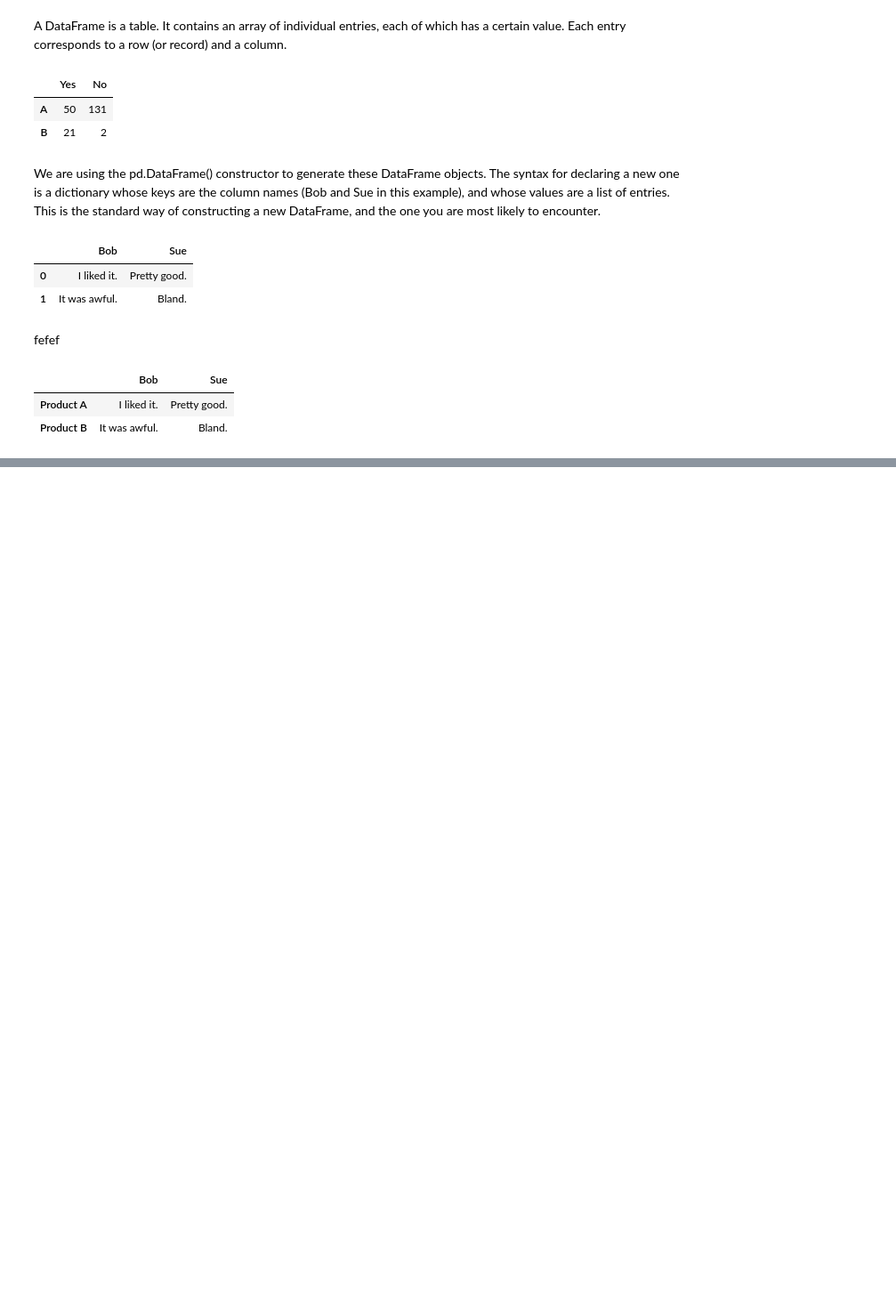
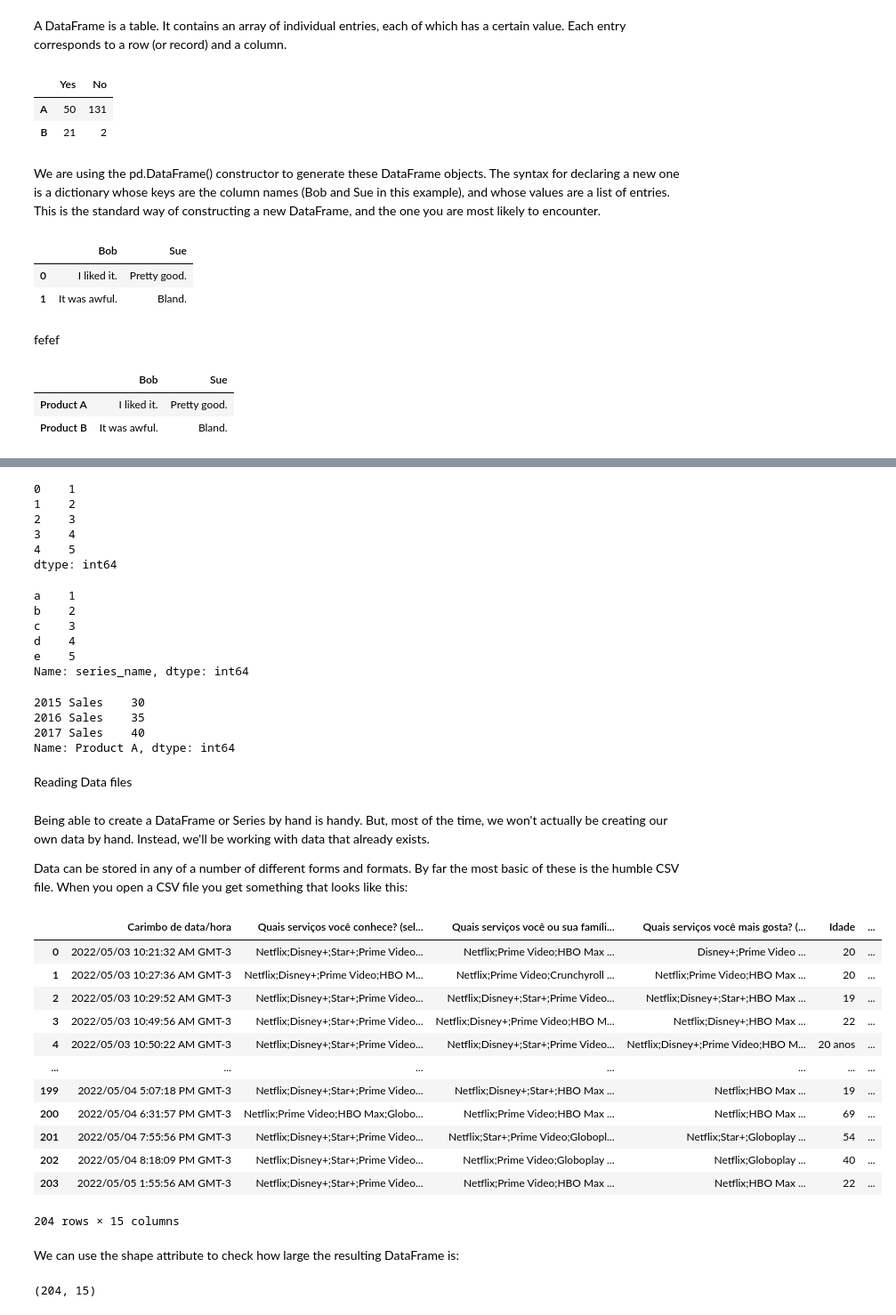
Before and after one commit to SocioPJ/Kaggle, a Jupyter notebook: Pandas/Create,Reading and Writing/Teoria/main.ipynb, the cells around one changed output, grey strips where cells are left out. Shown at 89% size. Cells and saved outputs as stored; diff of their text form; code cells hidden in the pictures; blank space fills up the shorter version.

```diff
--- a/Pandas/Create,Reading and Writing/Teoria/main.ipynb
+++ b/Pandas/Create,Reading and Writing/Teoria/main.ipynb
@@ -30,0 +35,54 @@ pd.DataFrame({'Bob': ['I liked it.', 'It was awful.'],
+# %%
+pd.Series([1 , 2, 3 ,4 , 5])
+# %% [output]
+0    1
+1    2
+2    3
+3    4
+4    5
+dtype: int64
+# %%
+pd.Series([1 ,2, 3, 4, 5], index=['a', 'b', 'c', 'd', 'e'], name='series_name')
+# %% [output]
+a    1
+b    2
+c    3
+d    4
+e    5
+Name: series_name, dtype: int64
+# %%
+pd.Series([30, 35, 40], index=['2015 Sales', '2016 Sales', '2017 Sales'], name='Product A')
+# %% [output]
+2015 Sales    30
+2016 Sales    35
+2017 Sales    40
+Name: Product A, dtype: int64
+# %% [markdown]
+Reading Data files
+# %% [markdown]
+Being able to create a DataFrame or Series by hand is handy. But, most of the time, we won't actually be creating our own data by hand. Instead, we'll be working with data that already exists.
+
+Data can be stored in any of a number of different forms and formats. By far the most basic of these is the humble CSV file. When you open a CSV file you get something that looks like this:
+# %%
+pd.read_csv('C:\Prog\Kaggle\Pandas\Create,Reading and Writing\Teoria\Pesquisa - Serviços de Streaming.csv')
+# %% [output]
+|  | Carimbo de data/hora | Quais serviços você conhece? (sel... | Quais serviços você ou sua famíli... | Quais serviços você mais gosta? (... | Idade | ... |
+| 0 | 2022/05/03 10:21:32 AM GMT-3 | Netflix;Disney+;Star+;Prime Video... | Netflix;Prime Video;HBO Max ... | Disney+;Prime Video ... | 20 | ... |
+| 1 | 2022/05/03 10:27:36 AM GMT-3 | Netflix;Disney+;Prime Video;HBO M... | Netflix;Prime Video;Crunchyroll ... | Netflix;Prime Video;HBO Max ... | 20 | ... |
+| 2 | 2022/05/03 10:29:52 AM GMT-3 | Netflix;Disney+;Star+;Prime Video... | Netflix;Disney+;Star+;Prime Video... | Netflix;Disney+;Star+;HBO Max ... | 19 | ... |
+| 3 | 2022/05/03 10:49:56 AM GMT-3 | Netflix;Disney+;Star+;Prime Video... | Netflix;Disney+;Prime Video;HBO M... | Netflix;Disney+;HBO Max ... | 22 | ... |
+| 4 | 2022/05/03 10:50:22 AM GMT-3 | Netflix;Disney+;Star+;Prime Video... | Netflix;Disney+;Star+;Prime Video... | Netflix;Disney+;Prime Video;HBO M... | 20 anos | ... |
+| ... | ... | ... | ... | ... | ... | ... |
+| 199 | 2022/05/04 5:07:18 PM GMT-3 | Netflix;Disney+;Star+;Prime Video... | Netflix;Disney+;Star+;HBO Max ... | Netflix;HBO Max ... | 19 | ... |
+| 200 | 2022/05/04 6:31:57 PM GMT-3 | Netflix;Prime Video;HBO Max;Globo... | Netflix;Prime Video;HBO Max ... | Netflix;HBO Max ... | 69 | ... |
+| 201 | 2022/05/04 7:55:56 PM GMT-3 | Netflix;Disney+;Star+;Prime Video... | Netflix;Star+;Prime Video;Globopl... | Netflix;Star+;Globoplay ... | 54 | ... |
+| 202 | 2022/05/04 8:18:09 PM GMT-3 | Netflix;Disney+;Star+;Prime Video... | Netflix;Prime Video;Globoplay ... | Netflix;Globoplay ... | 40 | ... |
+| 203 | 2022/05/05 1:55:56 AM GMT-3 | Netflix;Disney+;Star+;Prime Video... | Netflix;Prime Video;HBO Max ... | Netflix;HBO Max ... | 22 | ... |
+204 rows × 15 columns
+# %% [markdown]
+We can use the shape attribute to check how large the resulting DataFrame is:
+# %%
+file = pd.read_csv('C:\Prog\Kaggle\Pandas\Create,Reading and Writing\Teoria\Pesquisa - Serviços de Streaming.csv')
+file.shape
+# %% [output]
+(204, 15)
```
Also changed, not shown: parts of 5 cells of this notebook, 1 other file.
